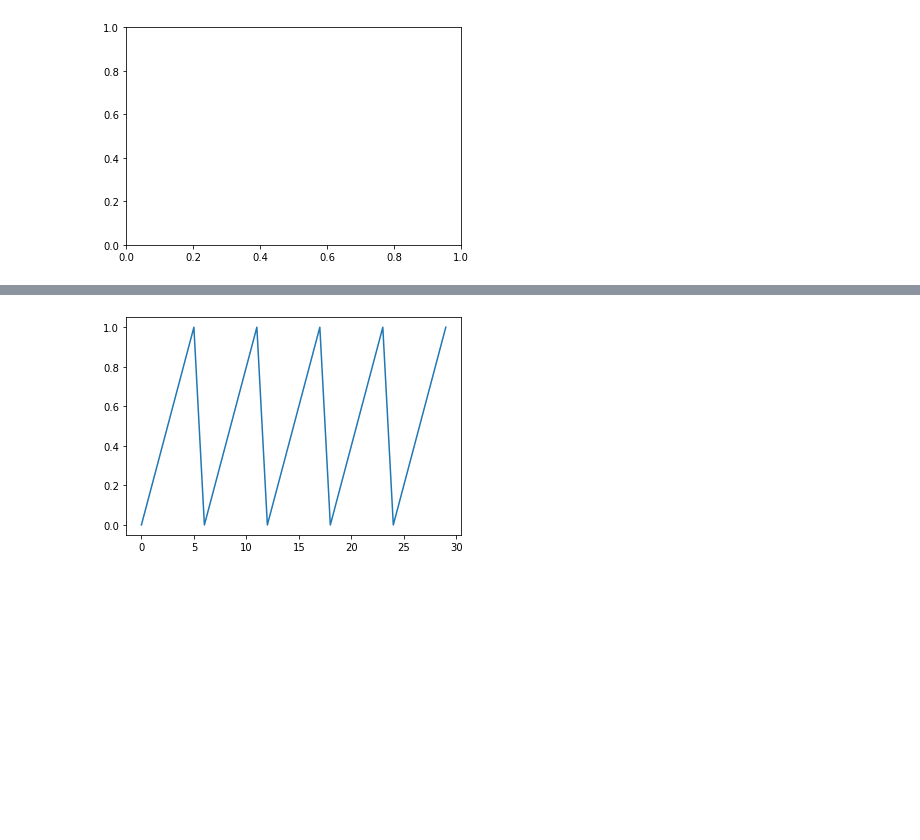
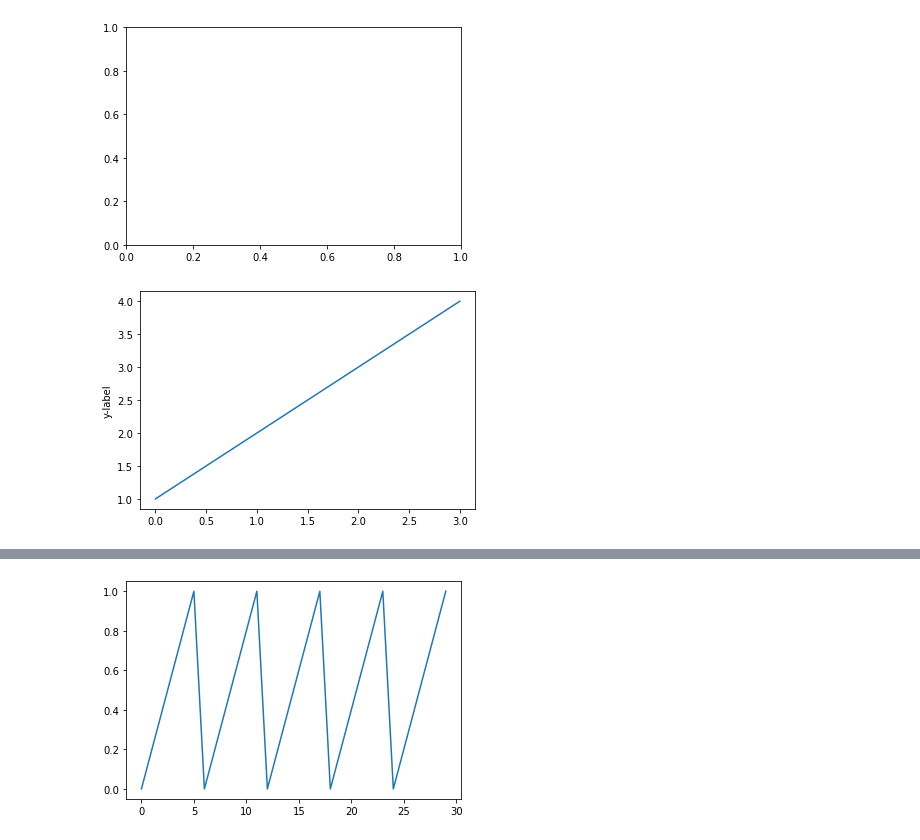
Before and after one commit to unknown-jun/Data-Visualization, a Jupyter notebook: matplotlib/L01. Line_plot ~ Color_Style.ipynb, the cells around one changed output, grey strips where cells are left out. Drawn from its saved outputs; the diff is of its cells as text; code cells hidden in the pictures; blank space fills up the shorter version.

```diff
--- a/matplotlib/L01. Line_plot ~ Color_Style.ipynb
+++ b/matplotlib/L01. Line_plot ~ Color_Style.ipynb
@@ -14,3 +14,8 @@ fig = plt.figure()
 ax = plt.axes()
 # %% [output]
 [figure]
+# %%
+plt.plot([1, 2, 3, 4])
+plt.ylabel('y-label');
+# %% [output]
+[figure, added]
```
Also changed, not shown: parts of 14 cells of this notebook.
